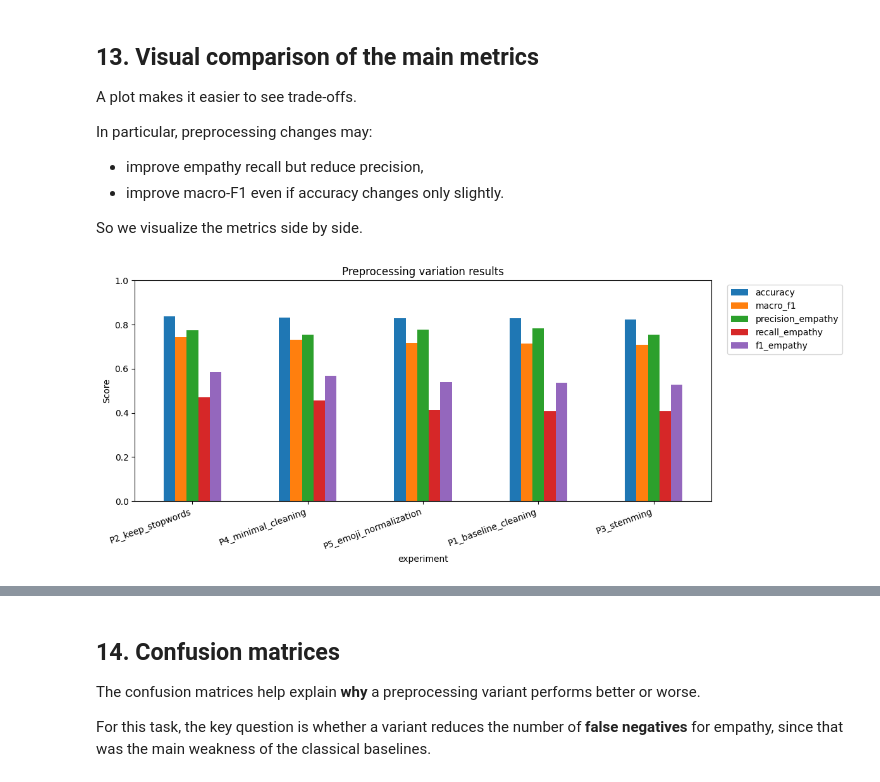
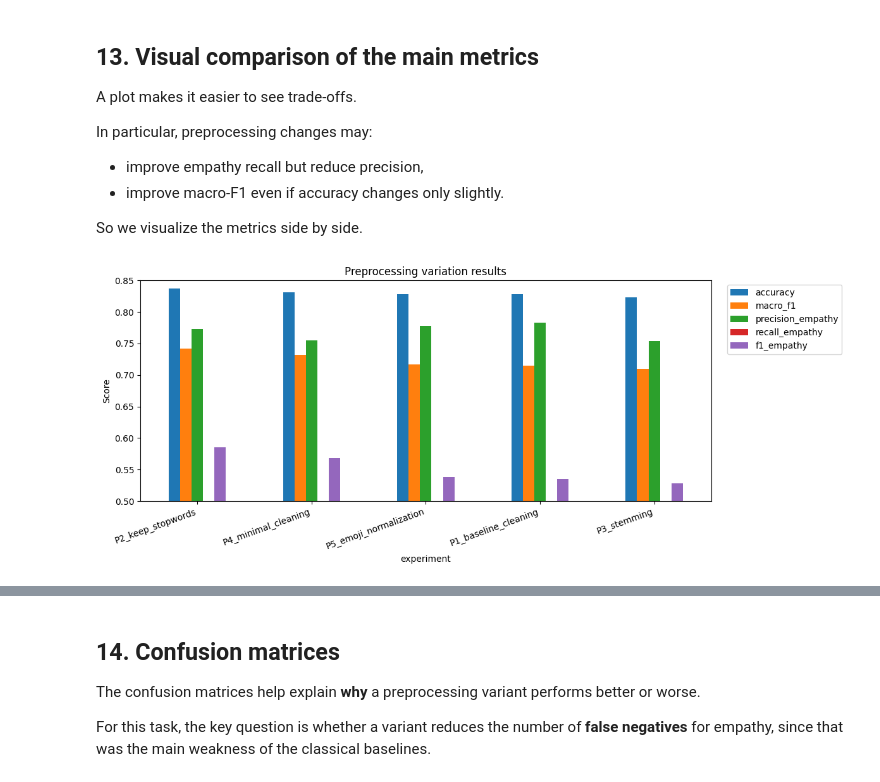
Before and after one commit to gjoliveira/AcnEmpathize, a Jupyter notebook: 2.preprocessing_variations.ipynb, the cells around one changed output, grey strips where cells are left out. Cells and saved outputs as stored; diff of their text form; code cells hidden in the pictures.

```diff
--- a/2.preprocessing_variations.ipynb
+++ b/2.preprocessing_variations.ipynb
@@ -431,13 +431,16 @@ So we visualize the metrics side by side.
 # %%
 plot_df = results_df.set_index("experiment")[["accuracy", "macro_f1", "precision_empathy", "recall_empathy", "f1_empathy"]]
 
 ax = plot_df.plot(kind="bar", figsize=(12, 5))
 ax.set_title("Preprocessing variation results")
 ax.set_ylabel("Score")
-ax.set_ylim(0, 1)
+ax.set_ylim(0.50, 0.85)
+
+
+
 plt.xticks(rotation=20, ha="right")
 plt.legend(bbox_to_anchor=(1.02, 1), loc="upper left")
 plt.tight_layout()
 plt.show()
 # %% [output]
-[figure, old version]
+[figure, new version]
```
Also changed, not shown: parts of 1 cell of this notebook, 7 other files.
